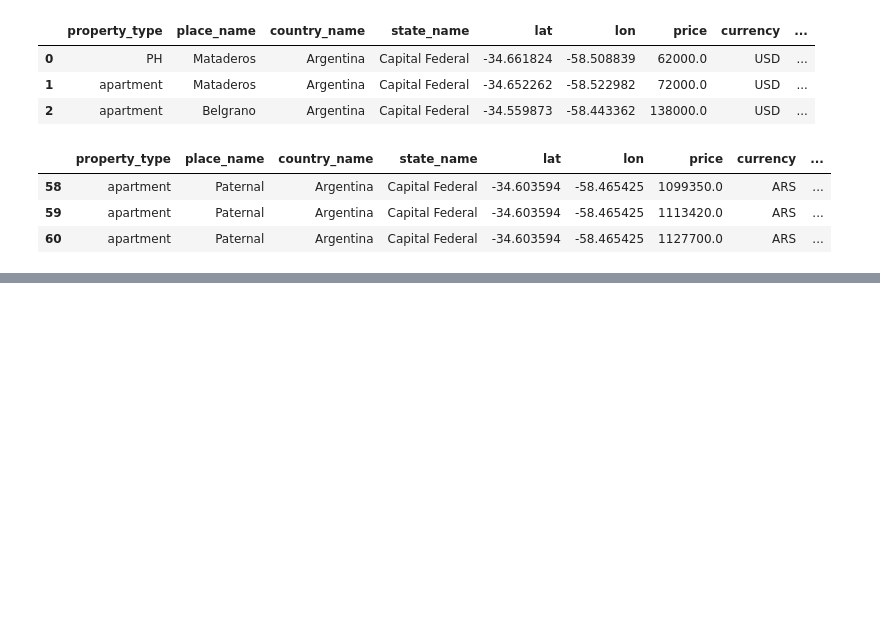
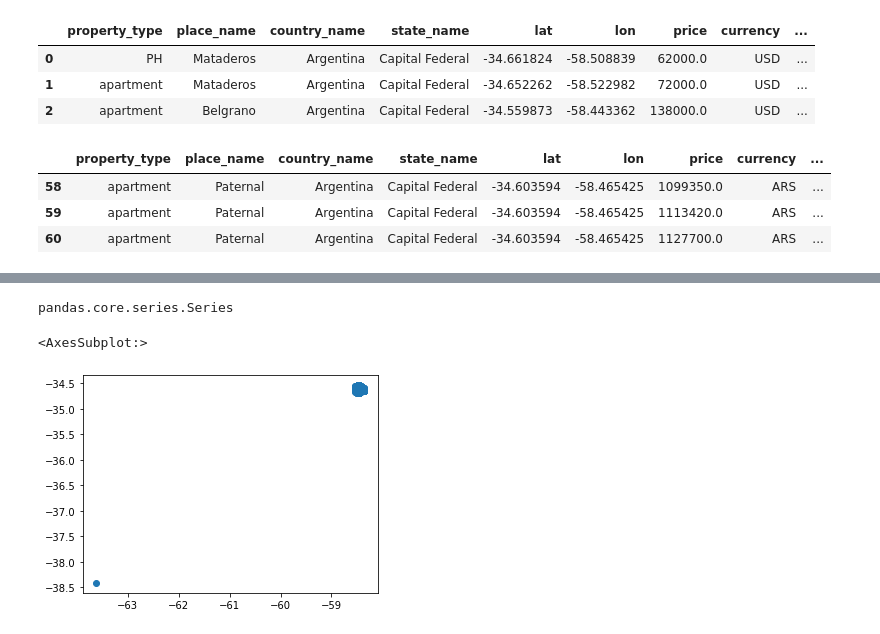
Before and after one commit to rguto11/Projeto_Integrador2, a Jupyter notebook: ProjetoIntegrador1.ipynb, the cells around one changed output, grey strips where cells are left out. Drawn from its saved outputs; the diff is of its cells as text; code cells hidden in the pictures; blank space fills up the shorter version.

```diff
--- a/ProjetoIntegrador1.ipynb
+++ b/ProjetoIntegrador1.ipynb
@@ -69,5 +71,5 @@ data_Frame_nUSD
 # %%
-price_usd = data_Frame.apply(lambda x: x["price"] if x["currency"] == "USD" else x["price"]* 0.0085,axis=1)
+price_usd = round(data_Frame.apply(lambda x: x["price"] if x["currency"] == "USD" else x["price"]/117.41,axis=1),1)
 # %%
 print(type(price_usd))
 print("Número de elementos em preco_m2: " + str(len(price_usd)))
@@ -93,5 +97,5 @@ data_Frame_nUSD.head(3)
 # %%
-data_Frame["preço"] = price_usd
+data_Frame["preço em USD"] = price_usd
 # %%
 dataARS = data_Frame[data_Frame.currency == "ARS"]
 # %%
@@ -129,2 +135,2 @@ data_Frame
 # %%
-data_Frame.drop(["price","preço USD"],axis =1 )
+Data = data_Frame.drop(["price","currency","state_name"],axis =1 )
@@ -144,0 +187,11 @@ data_Frame.drop(["price","preço USD"],axis =1 )
+# %%
+type(bairros)
+# %% [output]
+pandas.core.series.Series
+# %%
+geometry = gpd.points_from_xy(Data.lon,Data.lat)
+geo_Data = gpd.GeoDataFrame(Data,geometry = geometry)
+geo_Data.plot()
+# %% [output]
+<AxesSubplot:>
+[figure, added]
```
Also changed, not shown: parts of 12 cells of this notebook.
